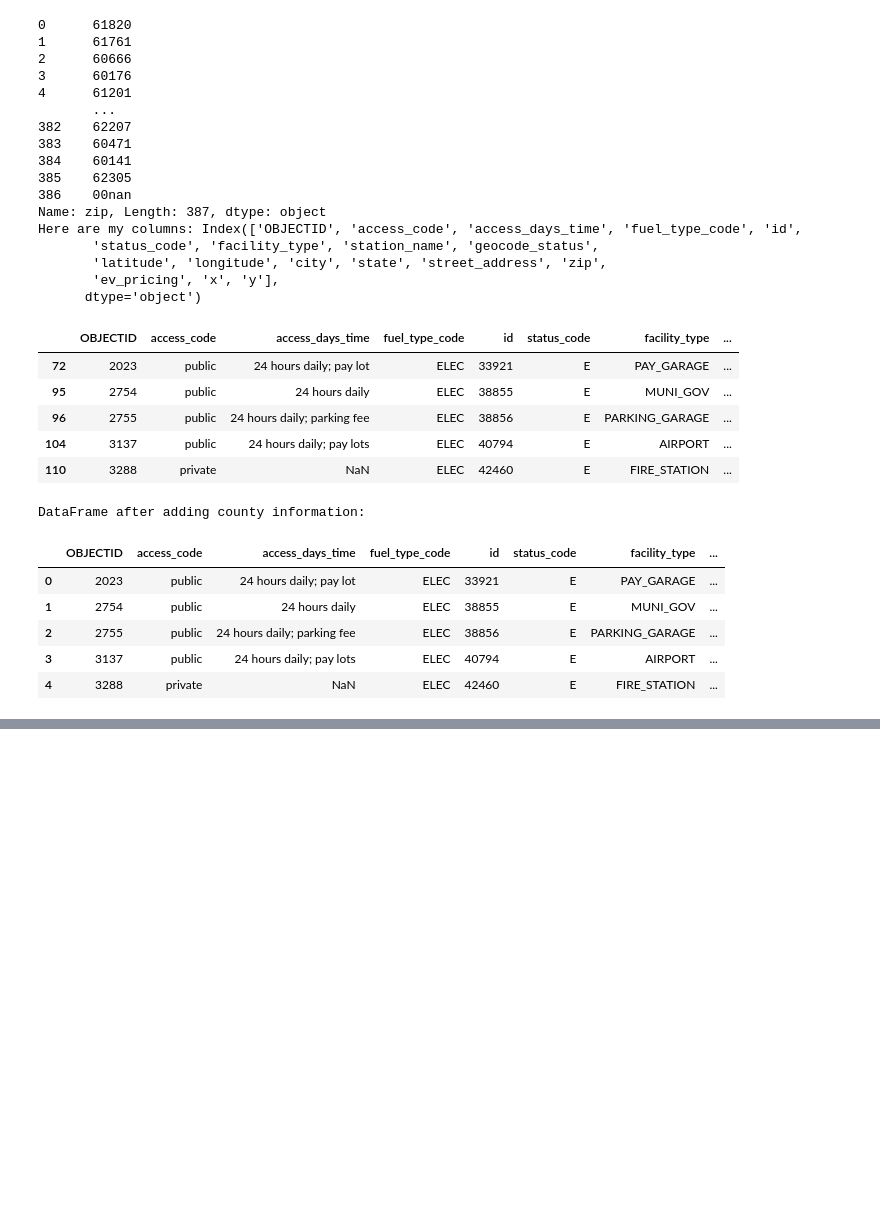
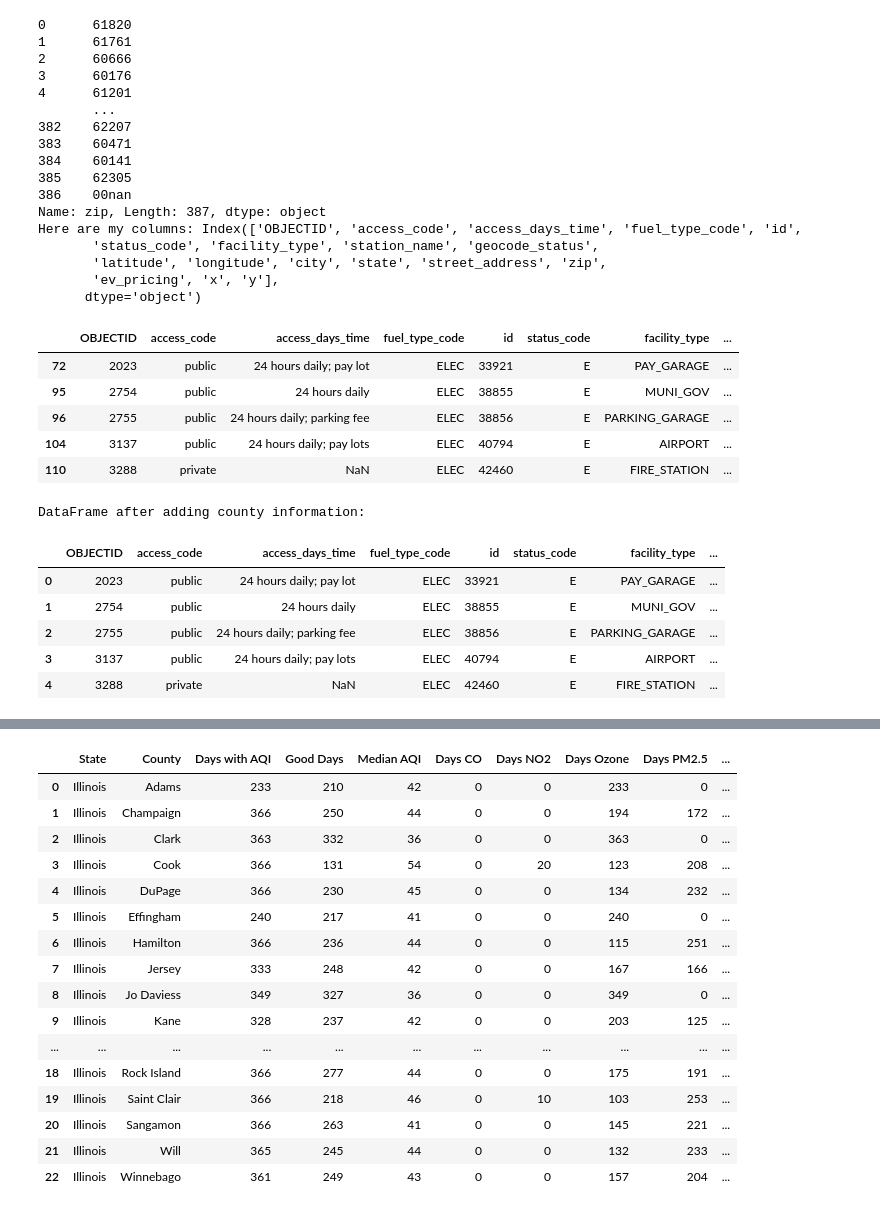
Before and after one commit to cate-jes/EARTH361-FINAL-PROJECT, a Jupyter notebook: FinalProject.ipynb, the cells around one changed output, grey strips where cells are left out. Cells and saved outputs as stored; diff of their text form; code cells hidden in the pictures; blank space fills up the shorter version.

Commit message:
Added new columns of density and formatted data

```diff
--- a/FinalProject.ipynb
+++ b/FinalProject.ipynb
@@ -211,10 +236,11 @@ pd_afs_filtered = pd.merge(
 print("DataFrame after adding county information:")
 display(pd_afs_filtered.head())
 #count for checking
-county_count = (
-    pd_afs_filtered.groupby(["County_x", "fuel_type_code"])
-       .size()
-       .reset_index(name="count")
+
+ev_counts = (
+    pd_afs_filtered.groupby('County')
+           .size()
+           .reset_index(name='EV_Station_Count')
 )
 # %% [output]
 0      61820
@@ -286,0 +276,42 @@ ModuleNotFoundError: No module named 'plotly'
+# %%
+#now combine the dataframes
+
+merged1 = il_aqi_census.merge(ev_counts, on='County', how='left')
+merged1['EV_Station_Count'] = merged1['EV_Station_Count'].fillna(0)
+
+merged2 = merged1.merge(area_df, on="County", how="left")
+#check the type
+
+#need to edit the total population
+merged2["Total Population"] = pd.to_numeric(
+    merged2["Total Population"].str.replace(",", "", regex=False)
+)
+merged2.dtypes
+#add st clair population
+merged2.loc[19, "Total Population"] = 257400
+
+
+#Add new columns:
+merged2["EV station density pop"] = merged2["EV_Station_Count"] / merged2["Total Population"]
+merged2["Population Density"] = merged2["Total Population"] / merged2["Area_sq_mi"]
+merged2["EV station density vehicle"] = merged2["EV_Station_Count"] / merged2["Vehicle Counts"]
+
+display(merged2)
+# %% [output]
+|  | State | County | Days with AQI | Good Days | Median AQI | Days CO | Days NO2 | Days Ozone | Days PM2.5 | ... |
+| 0 | Illinois | Adams | 233 | 210 | 42 | 0 | 0 | 233 | 0 | ... |
+| 1 | Illinois | Champaign | 366 | 250 | 44 | 0 | 0 | 194 | 172 | ... |
+| 2 | Illinois | Clark | 363 | 332 | 36 | 0 | 0 | 363 | 0 | ... |
+| 3 | Illinois | Cook | 366 | 131 | 54 | 0 | 20 | 123 | 208 | ... |
+| 4 | Illinois | DuPage | 366 | 230 | 45 | 0 | 0 | 134 | 232 | ... |
+| 5 | Illinois | Effingham | 240 | 217 | 41 | 0 | 0 | 240 | 0 | ... |
+| 6 | Illinois | Hamilton | 366 | 236 | 44 | 0 | 0 | 115 | 251 | ... |
+| 7 | Illinois | Jersey | 333 | 248 | 42 | 0 | 0 | 167 | 166 | ... |
+| 8 | Illinois | Jo Daviess | 349 | 327 | 36 | 0 | 0 | 349 | 0 | ... |
+| 9 | Illinois | Kane | 328 | 237 | 42 | 0 | 0 | 203 | 125 | ... |
+| ... | ... | ... | ... | ... | ... | ... | ... | ... | ... | ... |
+| 18 | Illinois | Rock Island | 366 | 277 | 44 | 0 | 0 | 175 | 191 | ... |
+| 19 | Illinois | Saint Clair | 366 | 218 | 46 | 0 | 10 | 103 | 253 | ... |
+| 20 | Illinois | Sangamon | 366 | 263 | 41 | 0 | 0 | 145 | 221 | ... |
+| 21 | Illinois | Will | 365 | 245 | 44 | 0 | 0 | 132 | 233 | ... |
+| 22 | Illinois | Winnebago | 361 | 249 | 43 | 0 | 0 | 157 | 204 | ... |
```
Also changed, not shown: parts of 2 cells of this notebook.
